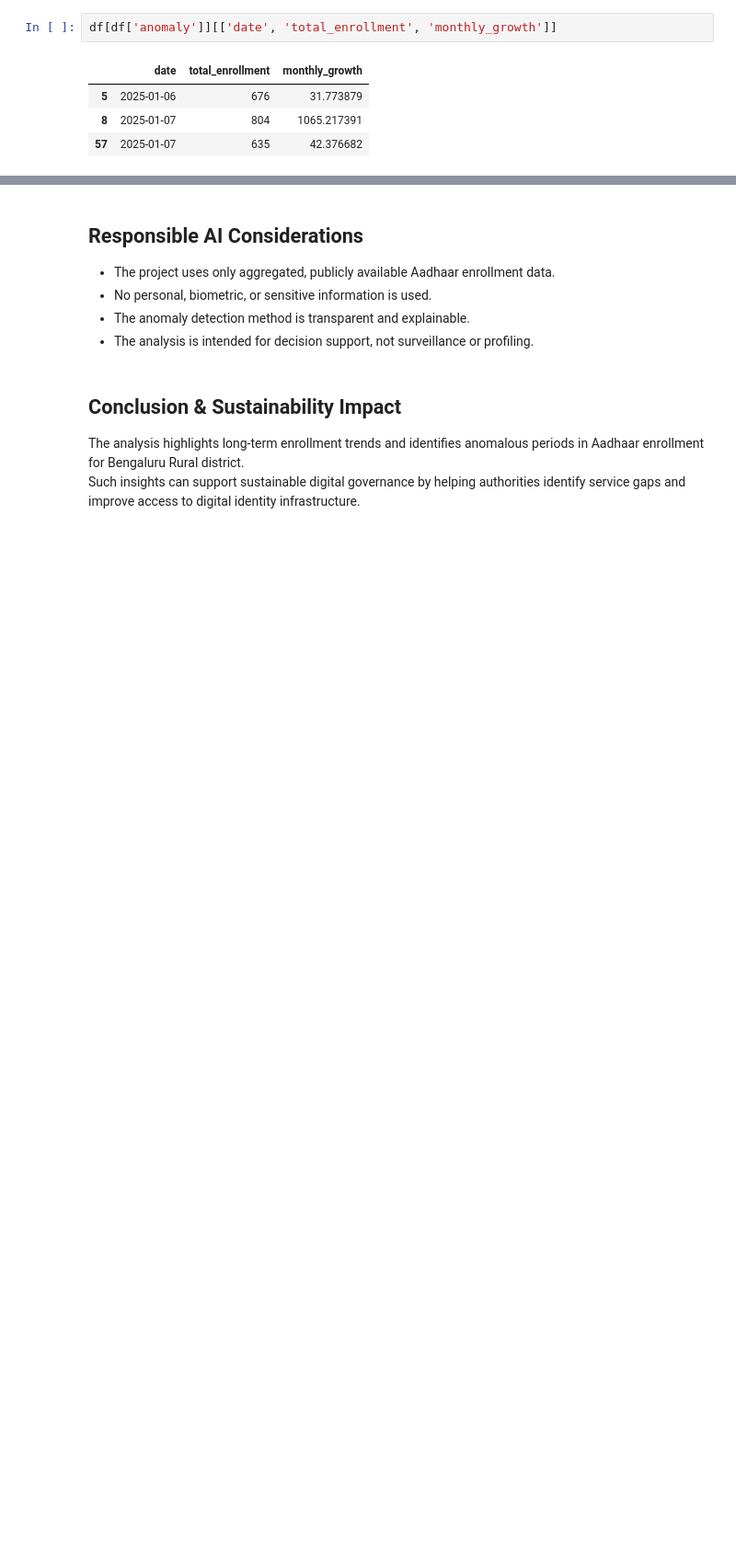
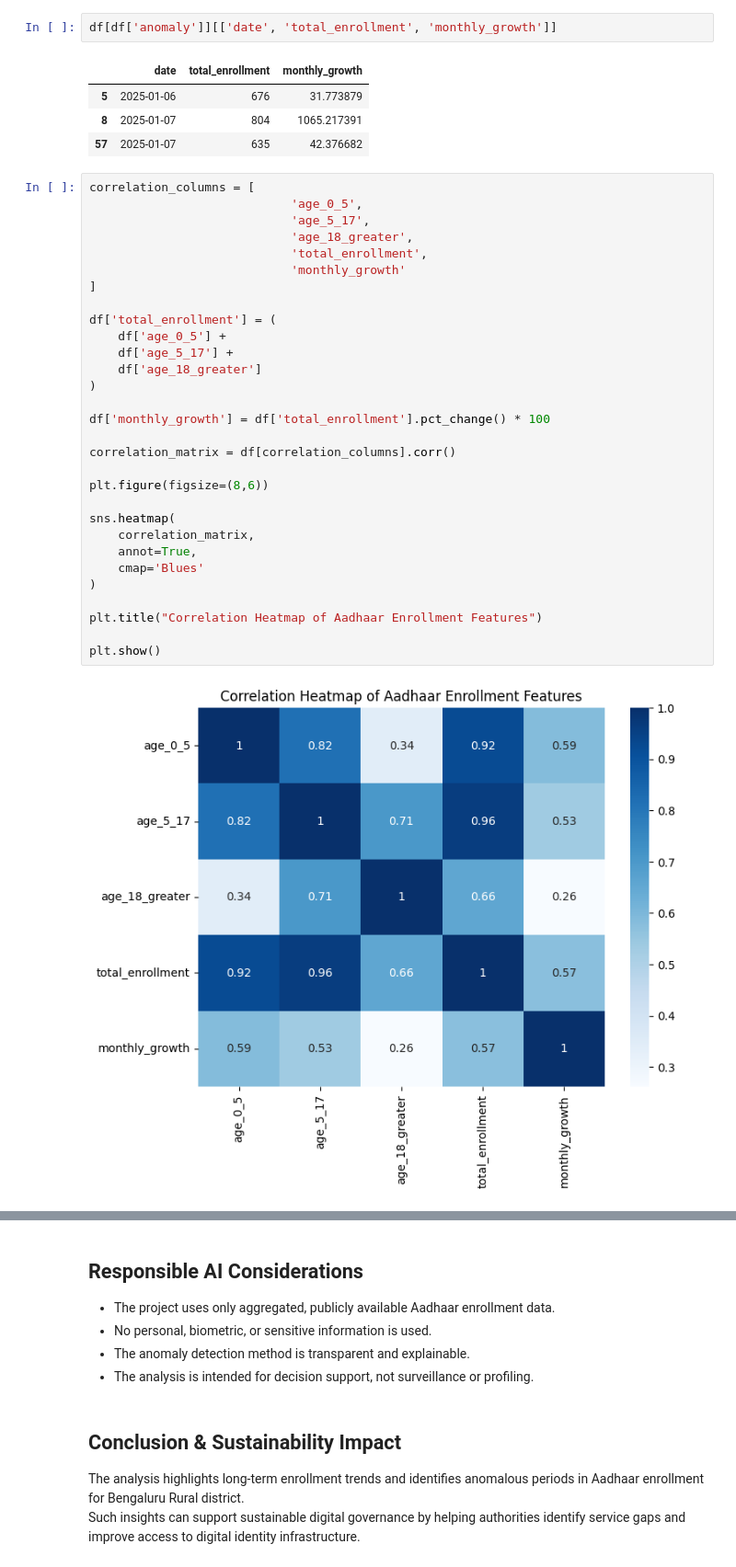
Before and after one commit to VinodhKumar-G/Aadhar-Enrollment-Anomaly-Detection, a Jupyter notebook: Notebook/Analysis.ipynb, the cells around one changed output, grey strips where cells are left out. Shown at 92% size. Cells and saved outputs as stored; diff of their text form; blank space fills up the shorter version.

Commit message:
Added correlation heatmap and rolling average visualization

```diff
--- a/Notebook/Analysis.ipynb
+++ b/Notebook/Analysis.ipynb
@@ -141,3 +144,35 @@ df[df['anomaly']][['date', 'total_enrollment', 'monthly_growth']]
 | 5 | 2025-01-06 | 676 | 31.773879 |
 | 8 | 2025-01-07 | 804 | 1065.217391 |
 | 57 | 2025-01-07 | 635 | 42.376682 |
+# %%
+correlation_columns = [
+                            'age_0_5',
+                            'age_5_17',
+                            'age_18_greater',
+                            'total_enrollment',
+                            'monthly_growth'
+]
+
+df['total_enrollment'] = (
+    df['age_0_5'] +
+    df['age_5_17'] +
+    df['age_18_greater']
+)
+
+df['monthly_growth'] = df['total_enrollment'].pct_change() * 100
+
+correlation_matrix = df[correlation_columns].corr()
+
+plt.figure(figsize=(8,6))
+
+sns.heatmap(
+    correlation_matrix,
+    annot=True,
+    cmap='Blues'
+)
+
+plt.title("Correlation Heatmap of Aadhaar Enrollment Features")
+
+plt.show()
+# %% [output]
+[figure, added]
```
Also changed, not shown: parts of 3 cells of this notebook, 3 other files.
